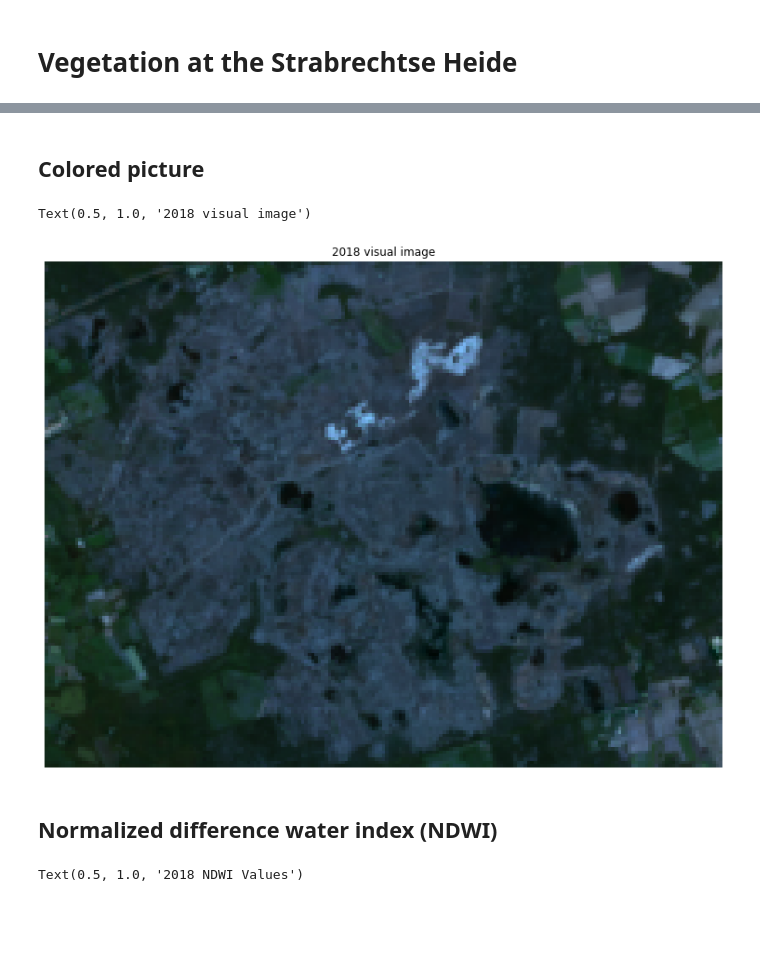
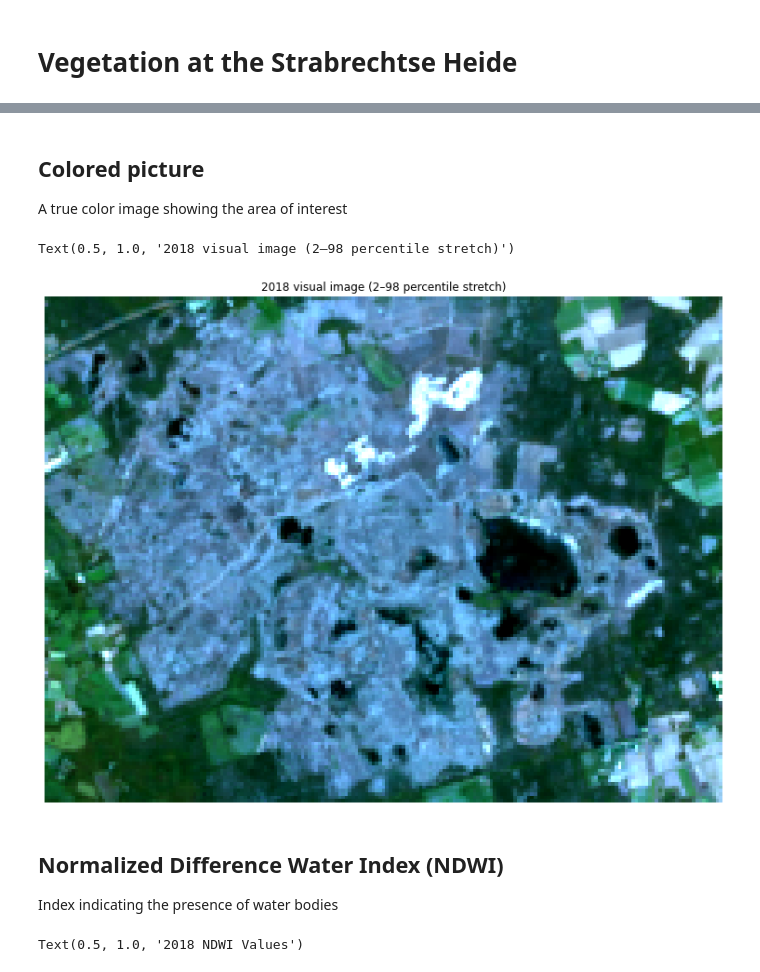
Before and after one commit to FlorianGeerken/heathland, a Jupyter notebook: strabrechtse_heide.ipynb, the cells around one changed output, grey strips where cells are left out. Cells and saved outputs as stored; diff of their text form; code cells hidden in the pictures; blank space fills up the shorter version.

```diff
--- a/test_heide.ipynb
+++ b/strabrechtse_heide.ipynb
@@ -46,19 +46,27 @@ def compose_scene():
 # %%
 # Extract visual images
 band_blue, band_green, band_red, band_nir, visual_image = compose_scene()
-# %% [markdown]
-## Colored picture
-# %%
-plt.figure(figsize=(30,10))
-# plt.imshow((visual_image/69).astype(np.uint8))
-plt.imshow(((visual_image - visual_image.min()) / (visual_image.max() - visual_image.min())*255).astype(np.uint8))
-plt.axis('off')
-plt.title("2018 visual image")
-# %% [output]
-Text(0.5, 1.0, '2018 visual image')
-[figure, removed]
-# %% [markdown]
-## Normalized difference water index (NDWI)
+# %% [markdown]
+## Colored picture
+
+A true color image showing the area of interest
+# %%
+#base image in visual range between 2nd and 98th percentile
+p2 = np.percentile(visual_image, 2)
+p98 = np.percentile(visual_image, 98)
+
+stretched = np.clip((visual_image - p2) / (p98 - p2), 0, 1) * 255
+plt.figure(figsize=(30,10))
+plt.imshow(stretched.astype(np.uint8))
+plt.axis('off')
+plt.title("2018 visual image (2–98 percentile stretch)")
+# %% [output]
+Text(0.5, 1.0, '2018 visual image (2–98 percentile stretch)')
+[figure, added]
+# %% [markdown]
+## Normalized Difference Water Index (NDWI)
+
+Index indicating the presence of water bodies
 # %%
 def measure_ndwi(band_green, band_nir):
     """
```
Also changed, not shown: parts of 11 cells of this notebook.
